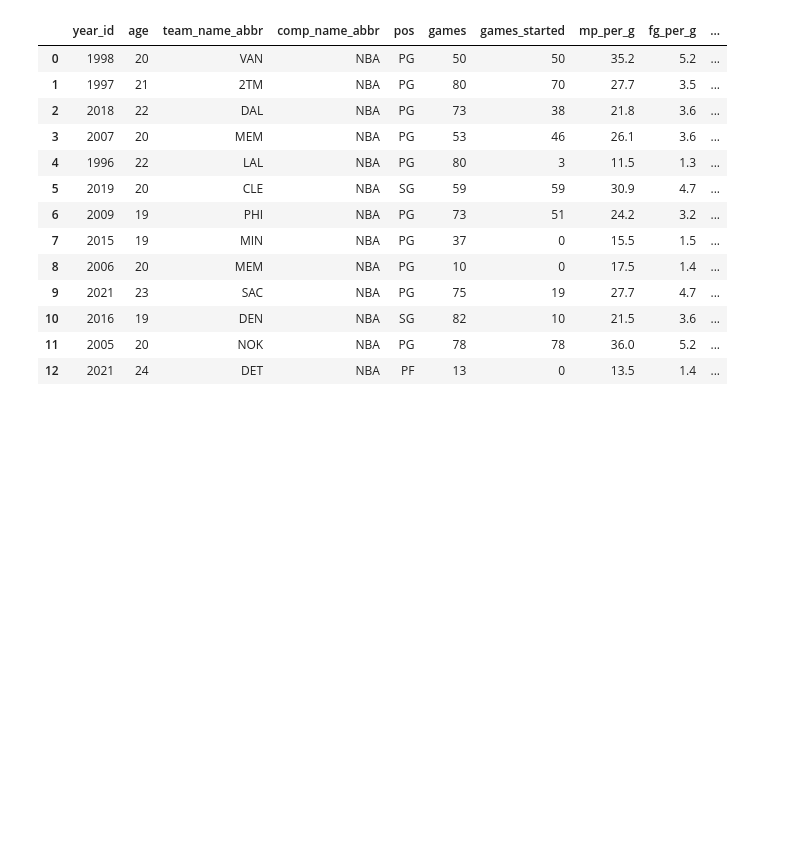
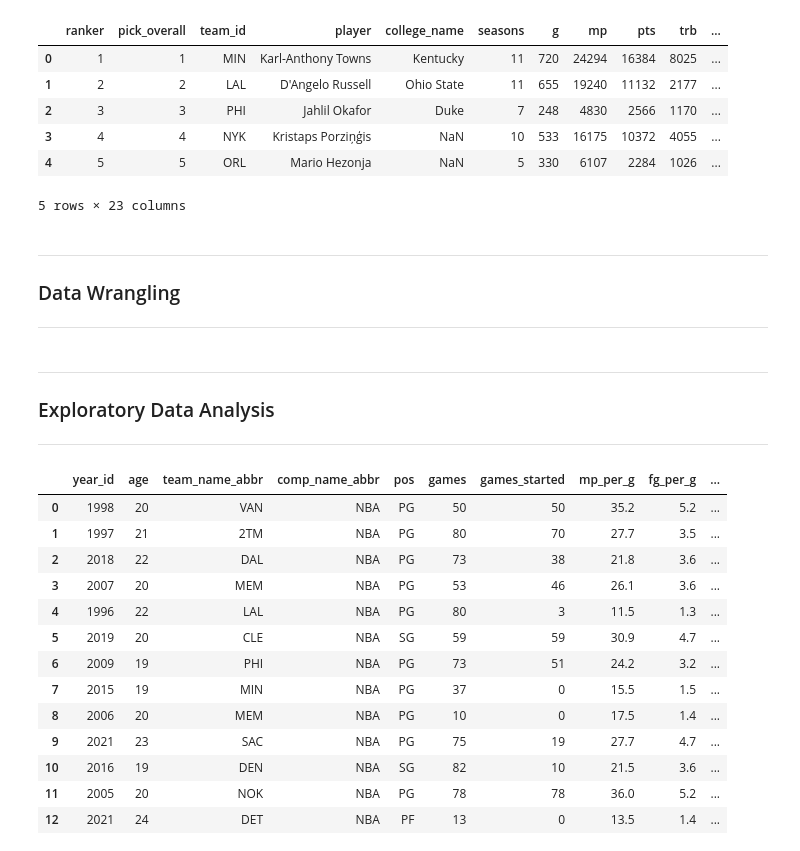
Before and after one commit to derrickdollesin/Basketball_Project, a Jupyter notebook: daj_predictions.ipynb, the cells around one changed output. Cells and saved outputs as stored; diff of their text form; code cells hidden in the pictures; blank space fills up the shorter version.

Commit message:
data collection for past 10 years of ncaa stats and draft stats

```diff
--- a/daj_predictions.ipynb
+++ b/daj_predictions.ipynb
@@ -13,0 +125,8 @@ soup = scrape_functions.get_soup(url=url)
+# %%
+with sqlite3.connect('nba.db') as conn:
+    table = pd.read_sql_query(
+        'SELECT * FROM "ncaa_stats"',
+        conn
+    )
+
+table.head()
@@ -34,3 +210,27 @@ tbodies = soup.find_all("tbody")
+# %%
+with sqlite3.connect('nba.db') as conn:
+    table = pd.read_sql_query(
+        'SELECT * FROM "draft_stats"',
+        conn
+    )
+
+table.head()
+# %% [output]
+|  | ranker | pick_overall | team_id | player | college_name | seasons | g | mp | pts | trb | ... |
+| 0 | 1 | 1 | MIN | Karl-Anthony Towns | Kentucky | 11 | 720 | 24294 | 16384 | 8025 | ... |
+| 1 | 2 | 2 | LAL | D'Angelo Russell | Ohio State | 11 | 655 | 19240 | 11132 | 2177 | ... |
+| 2 | 3 | 3 | PHI | Jahlil Okafor | Duke | 7 | 248 | 4830 | 2566 | 1170 | ... |
+| 3 | 4 | 4 | NYK | Kristaps Porziņģis | NaN | 10 | 533 | 16175 | 10372 | 4055 | ... |
+| 4 | 5 | 5 | ORL | Mario Hezonja | NaN | 5 | 330 | 6107 | 2284 | 1026 | ... |
+5 rows × 23 columns
+# %% [markdown]
+---
+### Data Wrangling
+---
+# %% [markdown]
+---
+### Exploratory Data Analysis
+---
 # %%
 player_info = {
     "Jalen Brunson":      [2018, "Villanova", "brunsja01"],
```
Also changed, not shown: parts of 6 cells of this notebook, 3 other files.
